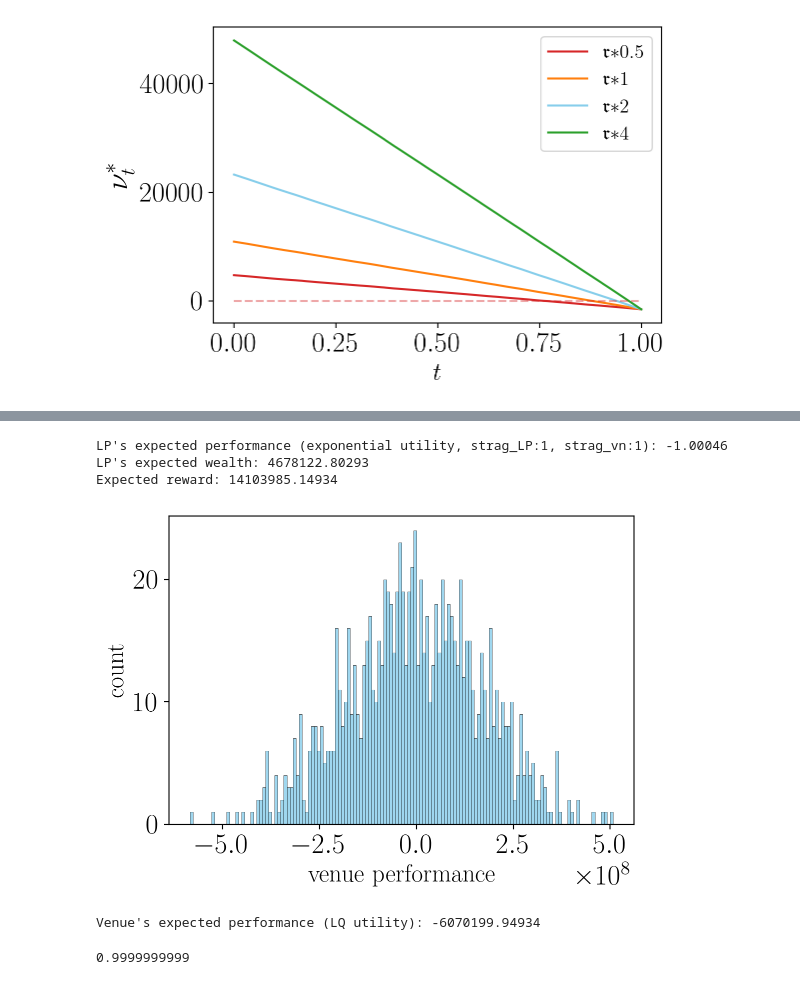
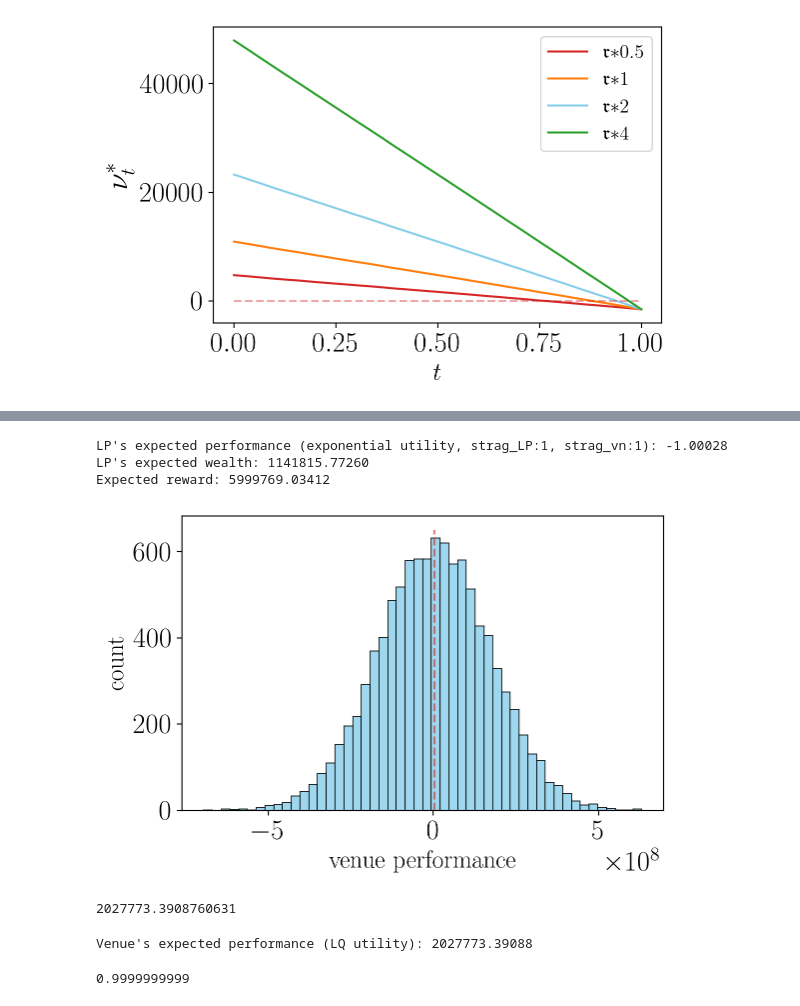
Before and after one commit to muhammadalifaqsha/amm-make-take-fee, a Jupyter notebook: LSB-playground.ipynb, the cells around one changed output, grey strips where cells are left out. Drawn from its saved outputs; the diff is of its cells as text; code cells hidden in the pictures.

```diff
--- a/LSB-playground.ipynb
+++ b/LSB-playground.ipynb
@@ -54,7 +54,7 @@ params_env = {'sigma': sigma_Binance, 'S0': S0, 'Z0': Z0,
               'Y0': Y0,
               'eta': eta,
               'xi': xi, 'T': T, 'a1': a1, 'a2': 1e-7, 'a3': a3, 'Nt': Nt,
-              'fee': 0., 'feeV': fee, 'C': 0., 'gamma': 1e-10, 'zeta': 1e-3, 'tempLP': tr_cost, 'P0': 1} # gamma was 1e-8
+              'fee': 0., 'feeV': fee, 'C': 0., 'gamma': 1e-10, 'zeta': 1e-10, 'tempLP': tr_cost, 'P0': 1} # gamma was 1e-8
 # %%
 env = utils.environment(**params_env)
 # %%
@@ -274,6 +283,11 @@ plt_AMM.stress_parameter_and_show_nu('feeV', values = [0.5,1,2,4], params=params
                                      savefig = True, filename = 'stress-feeV')
 # %% [output]
 [figure]
+# %%
+nsims = 10_000
+strag_LP = '1'
+strag_vn = '1'
+S, Y, Z, X, nu, wealth, perf, rew, venue_wealth, A_a_hist, A_b_hist, A_W_hist, A_B_hist, rew_drift_hist, _ = env.simulate_venue(nsims=nsims, strag_LP=strag_LP, strag_vn=strag_vn, verbose = True)
 # %%
 fig, axs = plt.subplots(1, 1, sharex=True, figsize=(6,4))
 
@@ -298,22 +318,30 @@ print(f'LP\'s expected performance (exponential utility, strag_LP:{strag_LP}, st
 print(f'LP\'s expected wealth: {wealth[0,:].mean():1.5f}')
 print(f'Expected reward: {rew[-1,:].mean():1.5f}')
 # %% [output]
-LP's expected performance (exponential utility, strag_LP:1, strag_vn:1): -1.00046
-LP's expected wealth: 4678122.80293
-Expected reward: 14103985.14934
+LP's expected performance (exponential utility, strag_LP:1, strag_vn:1): -1.00028
+LP's expected wealth: 1141815.77260
+Expected reward: 5999769.03412
 # %%
 fig, axs = plt.subplots(1, 1, sharex=True, figsize=(6,4))
 
-sns.histplot(data=venue_wealth[0,:], bins = 140, kde=False, color="skyblue",  ax=axs, alpha =0.8)
+sns.histplot(data=venue_wealth[0,:], bins = 50, kde=False, color="skyblue",  ax=axs, alpha =0.8)
+plt.vlines(x = np.mean(venue_wealth[0,:]), ymin=0,ymax=650, linestyle='--', color='tab:red', alpha =0.6)
+
 axs.set_xlabel(r'$\mathrm{venue~performance}$', fontsize = 18)
 axs.set_ylabel(r'$\mathrm{count}$', fontsize = 18)
+plt.tight_layout()
+plt.savefig('figures/hist-venue-perf.pdf', format="pdf", dpi=dpi)
 plt.show()
 # %% [output]
-[figure, old version]
+[figure, new version]
+# %%
+np.mean(venue_wealth[0,:])
+# %% [output]
+2027773.3908760631
 # %%
 print(f'Venue\'s expected performance (LQ utility): {venue_wealth[0,:].mean():1.5f}')
 # %% [output]
-Venue's expected performance (LQ utility): -6070199.94934
+Venue's expected performance (LQ utility): 2027773.39088
 # %%
 np.exp(-env.gamma*env.P0)
 # %% [output]
```
Also changed, not shown: parts of 17 cells of this notebook.
